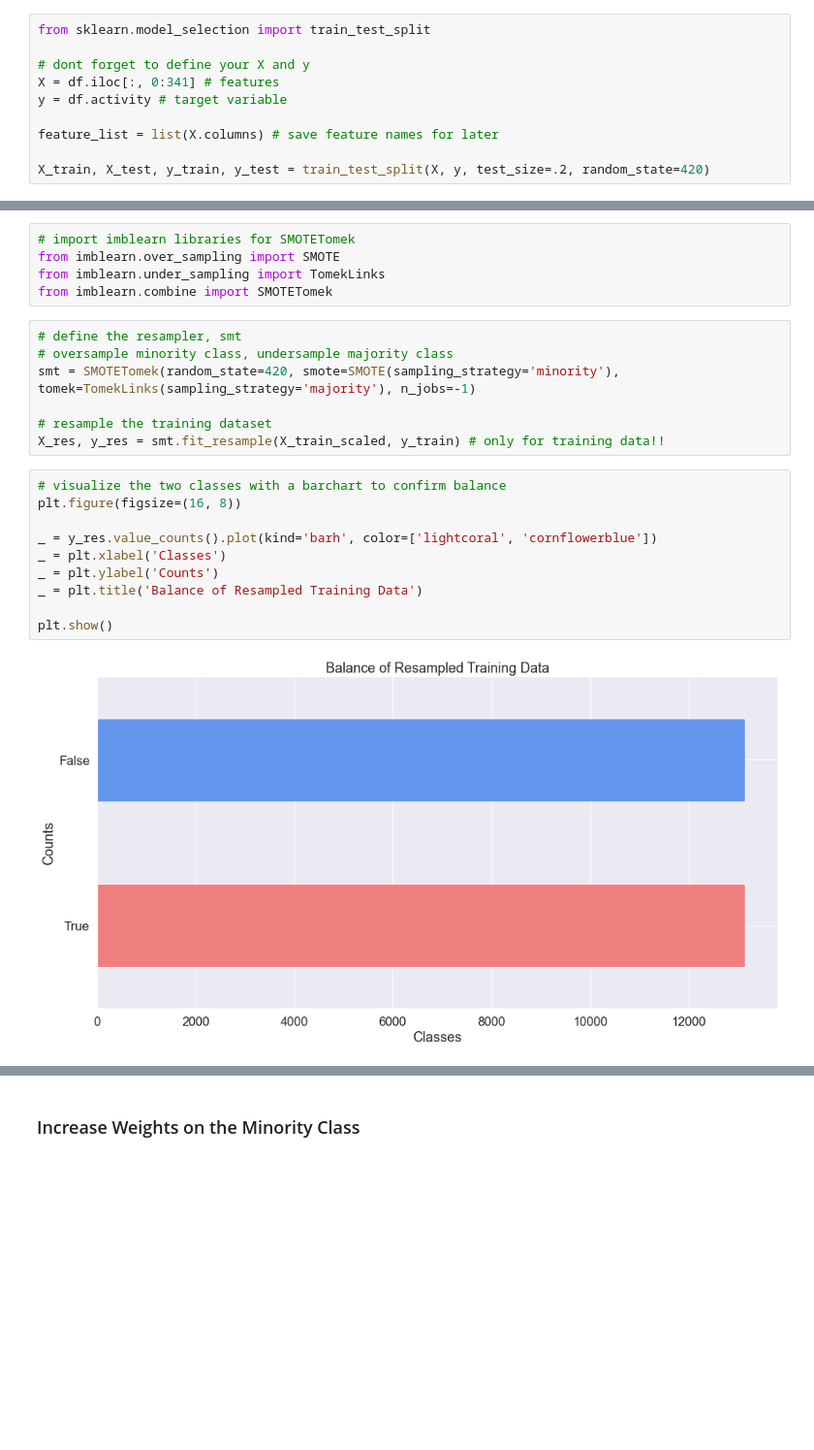
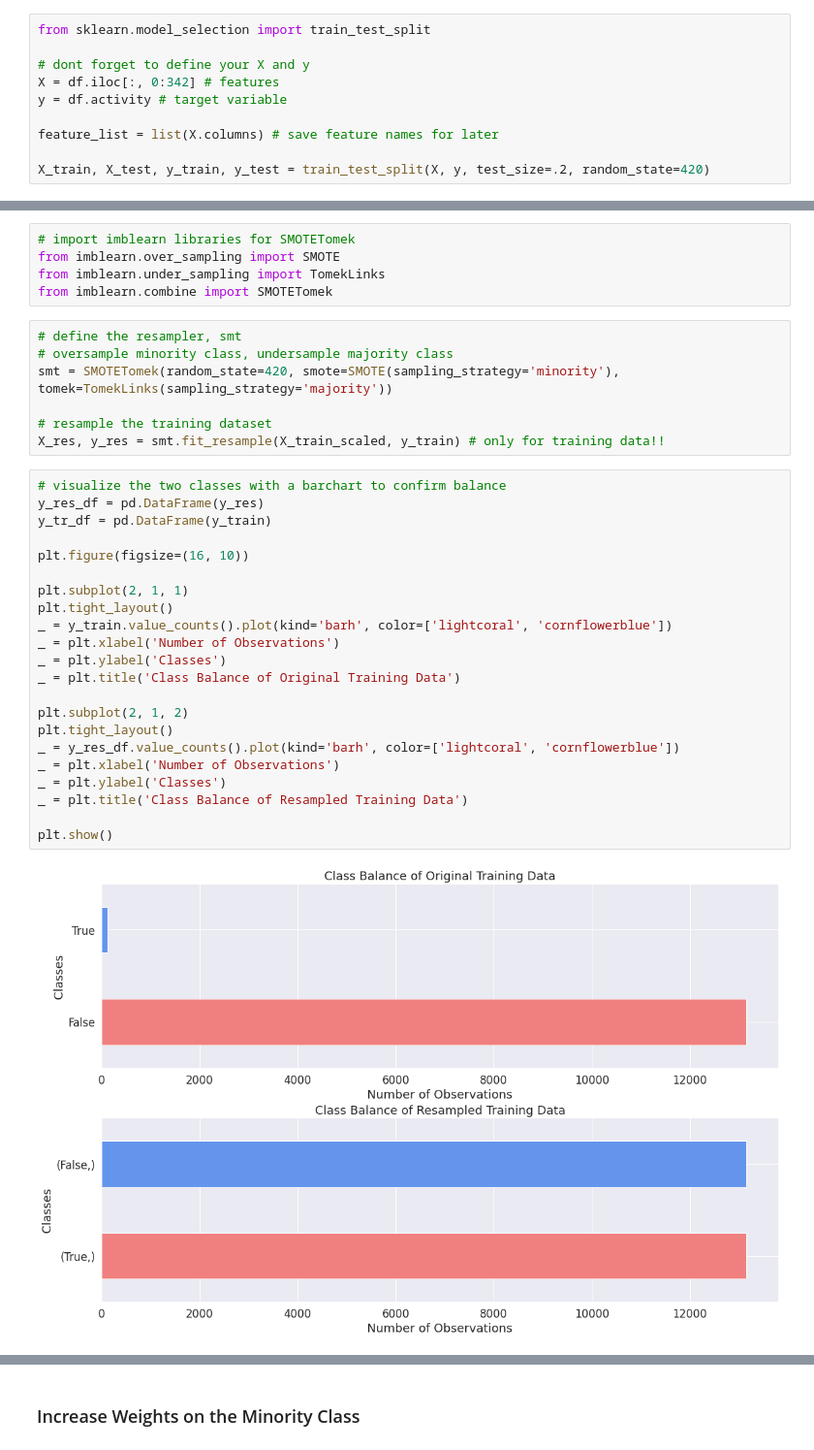
Before and after one commit to dna-witch/p53_Rescue_Mutants, a Jupyter notebook: notebooks/4.0-sm-modeling.ipynb, the cells around one changed output, grey strips where cells are left out. Shown: that part at 97% size. Cells and saved outputs as stored; diff of their text form; blank space fills up the shorter version.

Commit message:
Compare Class Balance in Original Training Data and Resampled Training Data

```diff
--- a/notebooks/4.0-sm-modeling.ipynb
+++ b/notebooks/4.0-sm-modeling.ipynb
@@ -122,7 +122,7 @@ from sklearn.metrics import accuracy_score,log_loss
 from sklearn.model_selection import train_test_split
 
 # dont forget to define your X and y
-X = df.iloc[:, 0:341] # features
+X = df.iloc[:, 0:342] # features
 y = df.activity # target variable
 
 feature_list = list(X.columns) # save feature names for later
@@ -232,19 +236,31 @@ from imblearn.combine import SMOTETomek
 # %%
 # define the resampler, smt
 # oversample minority class, undersample majority class
-smt = SMOTETomek(random_state=420, smote=SMOTE(sampling_strategy='minority'), tomek=TomekLinks(sampling_strategy='majority'), n_jobs=-1)
+smt = SMOTETomek(random_state=420, smote=SMOTE(sampling_strategy='minority'), tomek=TomekLinks(sampling_strategy='majority'))
 
 # resample the training dataset
 X_res, y_res = smt.fit_resample(X_train_scaled, y_train) # only for training data!!
 # %%
 # visualize the two classes with a barchart to confirm balance
-plt.figure(figsize=(16, 8))
+y_res_df = pd.DataFrame(y_res)
+y_tr_df = pd.DataFrame(y_train)
 
-_ = y_res.value_counts().plot(kind='barh', color=['lightcoral', 'cornflowerblue'])
-_ = plt.xlabel('Classes')
-_ = plt.ylabel('Counts')
-_ = plt.title('Balance of Resampled Training Data')
+plt.figure(figsize=(16, 10))
+
+plt.subplot(2, 1, 1)
+plt.tight_layout()
+_ = y_train.value_counts().plot(kind='barh', color=['lightcoral', 'cornflowerblue'])
+_ = plt.xlabel('Number of Observations')
+_ = plt.ylabel('Classes')
+_ = plt.title('Class Balance of Original Training Data')
+
+plt.subplot(2, 1, 2)
+plt.tight_layout()
+_ = y_res_df.value_counts().plot(kind='barh', color=['lightcoral', 'cornflowerblue'])
+_ = plt.xlabel('Number of Observations')
+_ = plt.ylabel('Classes')
+_ = plt.title('Class Balance of Resampled Training Data')
 
 plt.show()
 # %% [output]
-[figure, old version]
+[figure, new version]
```
Also changed, not shown: parts of 12 cells of this notebook.
